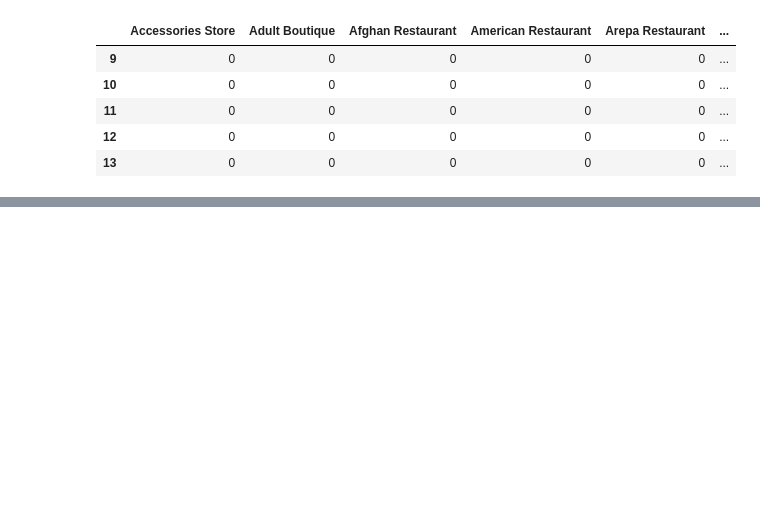
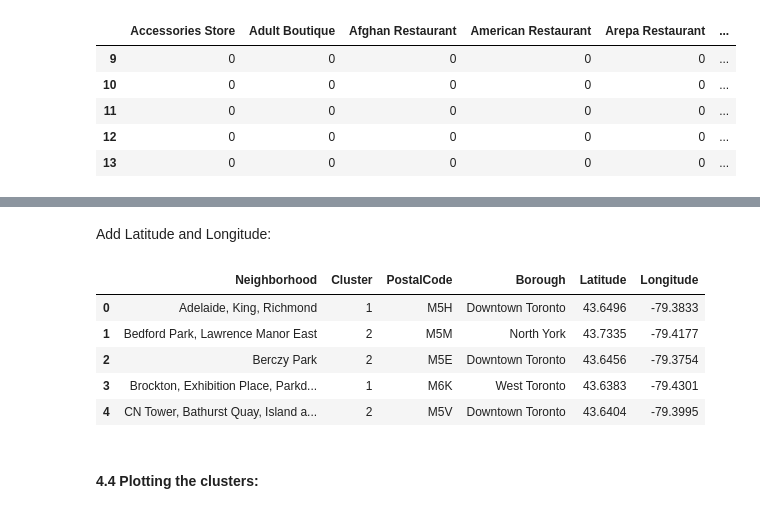
Before and after one commit to rareal/Coursera_Capstone, a Jupyter notebook: Toronto_neigh_Cluster.ipynb, the cells around one changed output, grey strips where cells are left out. Saved outputs shown, nothing was run; the diff lists cells and outputs as text; code cells hidden in the pictures; blank space fills up the shorter version.

```diff
--- a/Toronto_neigh_Cluster.ipynb
+++ b/Toronto_neigh_Cluster.ipynb
@@ -256,0 +293,5 @@ https://stackoverflow.com/questions/51039161/how-to-add-a-label-on-each-circle-i
+# %%
+to_neigh_clustered = pd.DataFrame()
+to_neigh_clustered['Neighborhood'] = toronto_grouped.Neighborhood
+to_neigh_clustered['Cluster'] = kmeans.labels_
+to_neigh_clustered.head()
@@ -256,0 +305,15 @@ https://stackoverflow.com/questions/51039161/how-to-add-a-label-on-each-circle-i
+# %% [markdown]
+Add Latitude and Longitude:
+# %%
+to_neigh_cl_ll = pd.merge(to_neigh_clustered, ToNeighLL_selected.set_index('Neighbourhood'),
+                          left_on='Neighborhood', right_index=True, how='left', sort=False)
+to_neigh_cl_ll.head()
+# %% [output]
+|  | Neighborhood | Cluster | PostalCode | Borough | Latitude | Longitude |
+| 0 | Adelaide, King, Richmond | 1 | M5H | Downtown Toronto | 43.6496 | -79.3833 |
+| 1 | Bedford Park, Lawrence Manor East | 2 | M5M | North York | 43.7335 | -79.4177 |
+| 2 | Berczy Park | 2 | M5E | Downtown Toronto | 43.6456 | -79.3754 |
+| 3 | Brockton, Exhibition Place, Parkd... | 1 | M6K | West Toronto | 43.6383 | -79.4301 |
+| 4 | CN Tower, Bathurst Quay, Island a... | 2 | M5V | Downtown Toronto | 43.6404 | -79.3995 |
+# %% [markdown]
+#### 4.4 Plotting the clusters:
```
Also changed, not shown: parts of 26 cells of this notebook.
